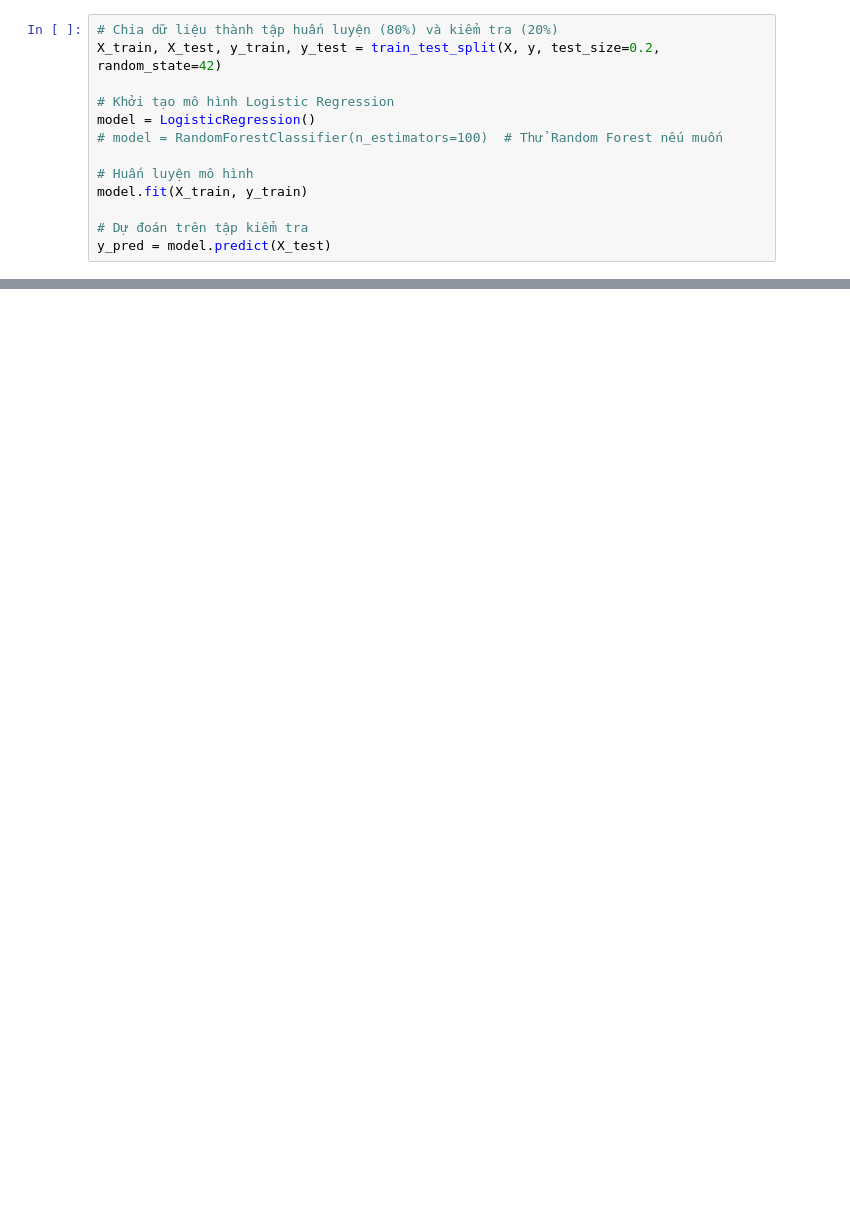
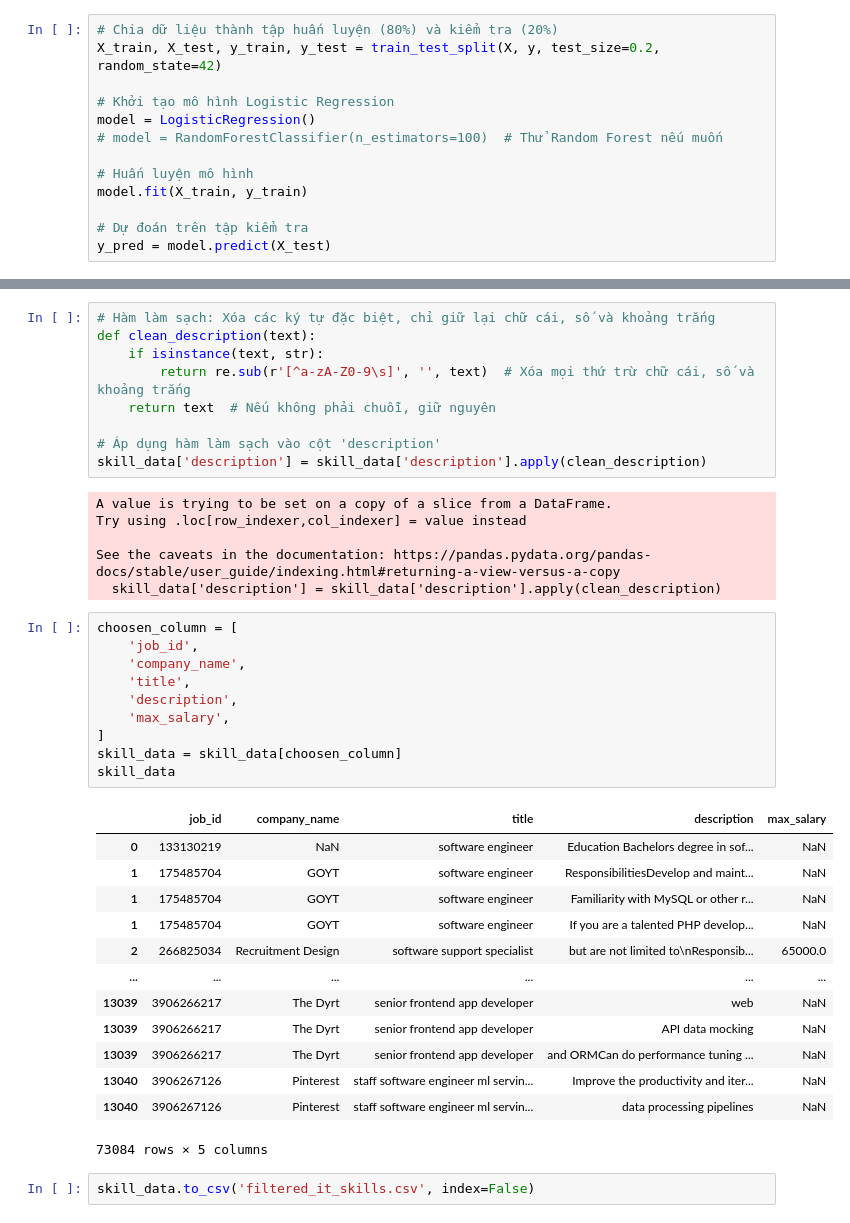
Before and after one commit to lvlykatie/filtering-IT-field, a Jupyter notebook: filter.ipynb, the cells around one changed output, grey strips where cells are left out. Drawn from its saved outputs; the diff is of its cells as text; blank space fills up the shorter version.

```diff
--- a/filter.ipynb
+++ b/filter.ipynb
@@ -120,0 +150,41 @@ Lưu danh sách việc làm IT vào filtered_it_jobs.csv
+# %%
+# Hàm làm sạch: Xóa các ký tự đặc biệt, chỉ giữ lại chữ cái, số và khoảng trắng
+def clean_description(text):
+    if isinstance(text, str):
+        return re.sub(r'[^a-zA-Z0-9\s]', '', text)  # Xóa mọi thứ trừ chữ cái, số và khoảng trắng
+    return text  # Nếu không phải chuỗi, giữ nguyên
+
+# Áp dụng hàm làm sạch vào cột 'description'
+skill_data['description'] = skill_data['description'].apply(clean_description)
+# %% [output]
+A value is trying to be set on a copy of a slice from a DataFrame.
+Try using .loc[row_indexer,col_indexer] = value instead
+
+See the caveats in the documentation: https://pandas.pydata.org/pandas-docs/stable/user_guide/indexing.html#returning-a-view-versus-a-copy
+  skill_data['description'] = skill_data['description'].apply(clean_description)
+# %%
+choosen_column = [
+    'job_id',
+    'company_name',
+    'title',
+    'description',
+    'max_salary',
+]
+skill_data = skill_data[choosen_column]
+skill_data
+# %% [output]
+|  | job_id | company_name | title | description | max_salary |
+| 0 | 133130219 | NaN | software engineer | Education Bachelors degree in sof... | NaN |
+| 1 | 175485704 | GOYT | software engineer | ResponsibilitiesDevelop and maint... | NaN |
+| 1 | 175485704 | GOYT | software engineer | Familiarity with MySQL or other r... | NaN |
+| 1 | 175485704 | GOYT | software engineer | If you are a talented PHP develop... | NaN |
+| 2 | 266825034 | Recruitment Design | software support specialist | but are not limited to\nResponsib... | 65000.0 |
+| ... | ... | ... | ... | ... | ... |
+| 13039 | 3906266217 | The Dyrt | senior frontend app developer | web | NaN |
+| 13039 | 3906266217 | The Dyrt | senior frontend app developer | API data mocking | NaN |
+| 13039 | 3906266217 | The Dyrt | senior frontend app developer | and ORMCan do performance tuning ... | NaN |
+| 13040 | 3906267126 | Pinterest | staff software engineer ml servin... | Improve the productivity and iter... | NaN |
+| 13040 | 3906267126 | Pinterest | staff software engineer ml servin... | data processing pipelines | NaN |
+73084 rows × 5 columns
+# %%
+skill_data.to_csv('filtered_it_skills.csv', index=False)
```
Also changed, not shown: parts of 12 cells of this notebook, 2 other files.
